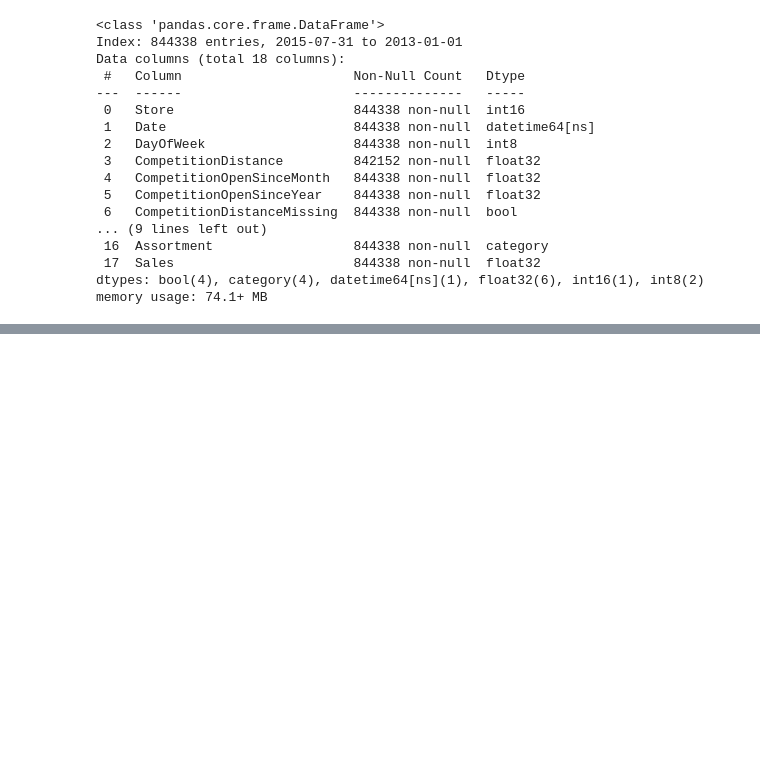
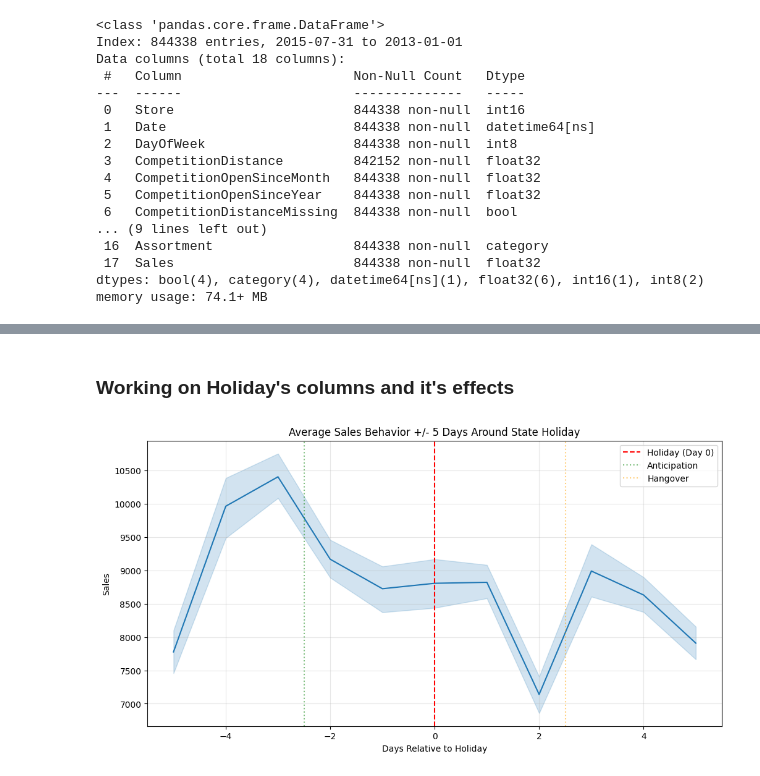
Before and after one commit to mohamedseif-10/Sales-Forecasting, a Jupyter notebook: Notebooks/03_feature_engineering.ipynb, the cells around one changed output, grey strips where cells are left out. Saved outputs shown, nothing was run; the diff lists cells and outputs as text; code cells hidden in the pictures; blank space fills up the shorter version.

```diff
--- a/Notebooks/03_feature_engineering.ipynb
+++ b/Notebooks/03_feature_engineering.ipynb
@@ -36,6 +35,9 @@ data = pd.read_csv(
     index_col="Date_index",
     encoding="utf-8",
 )
+# %%
+# another version
+data = loadData("train")
 # %%
 data.head()
 # %% [output]
@@ -376,9 +375,9 @@ Data columns (total 18 columns):
 dtypes: bool(4), category(4), datetime64[ns](1), float32(6), int16(1), int8(2)
 memory usage: 74.1+ MB
 # %%
-data = TransformDateFeature(data)
-data = feature_competition_duration(data)
-data.info()
+# data = TransformDateFeature_(data)
+# data = feature_competition_duration_(data)
+# data.info()
 # %% [output]
 <class 'pandas.core.frame.DataFrame'>
 Index: 844338 entries, 2015-07-31 to 2013-01-01
@@ -420,0 +703,55 @@ memory usage: 2.2 MB
+# %% [markdown]
+### Working on Holiday's columns and it's effects
+# %%
+window = 7
+df = data.copy()
+df['Sales'] = np.expm1(df.Sales)
+"""
+aligns sales df around State Holidays to visualize the
+'Anticipation' and 'Hangover' effects.
+"""
+
+df["StateHoliday"] = df["StateHoliday"].astype(str)
+holiday_dates = df[df["StateHoliday"] != "0"][["Date", "Store"]]
+
+aligned_df = []
+sample_stores = df["Store"].unique()
+
+for store_id in sample_stores:
+    store_df = (
+        df[df["Store"] == store_id].sort_values("Date").set_index("Date")
+    )
+    holidays = holiday_dates[holiday_dates["Store"] == store_id]["Date"]
+
+    for h_date in holidays:
+        start_date = h_date - pd.Timedelta(days=window)
+        end_date = h_date + pd.Timedelta(days=window)
+
+        # Slice the df
+        mask = (store_df.index >= start_date) & (store_df.index <= end_date)
+        window_df = store_df[mask].copy()
+
+        if len(window_df) > 0:
+            # Calculate "Days Relative to Holiday"
+            window_df["DaysRelative"] = (window_df.index - h_date).days
+            aligned_df.append(window_df[["DaysRelative", "Sales"]])
+
+plot_df = pd.concat(aligned_df)
+
+plt.figure(figsize=(12, 6))
+
+sns.lineplot(data=plot_df, x="DaysRelative", y="Sales", errorbar="ci")
+
+# Add markers for context
+plt.axvline(x=0, color="red", linestyle="--", label="Holiday (Day 0)")
+plt.axvline(x=-2.5, color="green", linestyle=":", alpha=0.5, label="Anticipation")
+plt.axvline(x=2.5, color="orange", linestyle=":", alpha=0.5, label="Hangover")
+
+plt.title(f"Average Sales Behavior +/- {window} Days Around State Holiday")
+plt.xlabel("Days Relative to Holiday")
+plt.ylabel("Sales")
+plt.legend()
+plt.grid(True, alpha=0.3)
+plt.show()
+# %% [output]
+[figure, added]
```
Also changed, not shown: parts of 52 cells of this notebook, 1 other file.
